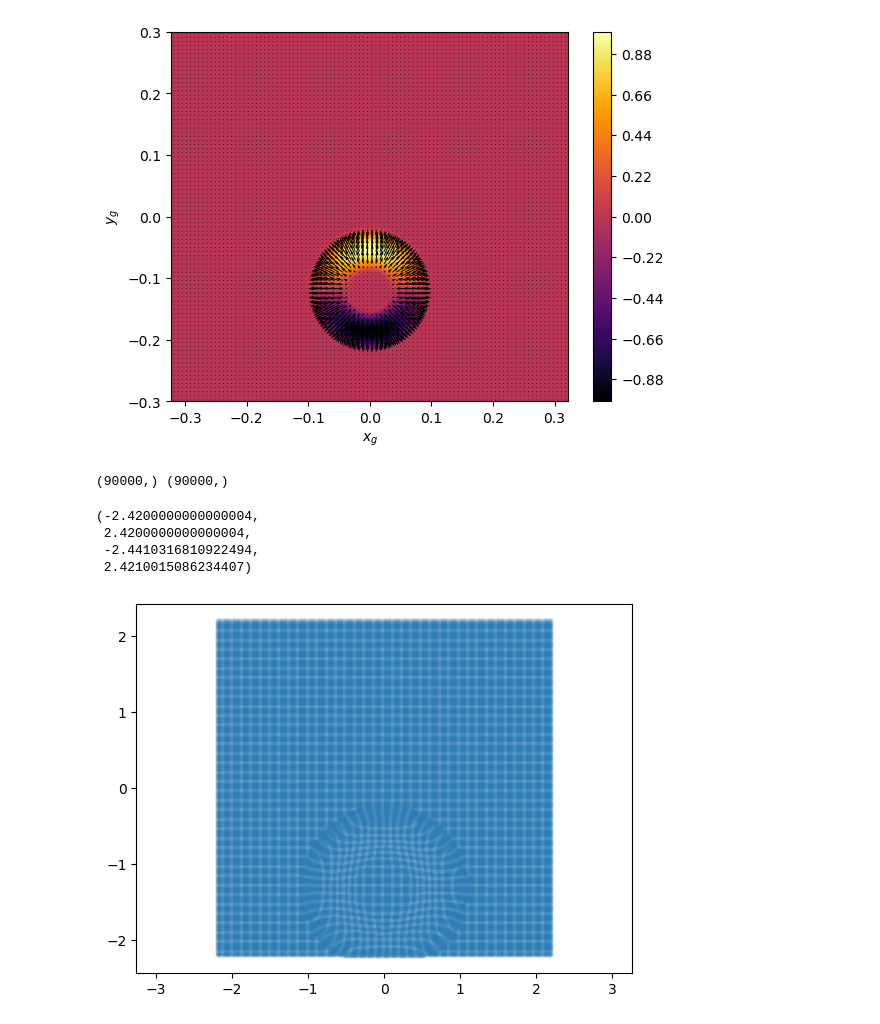
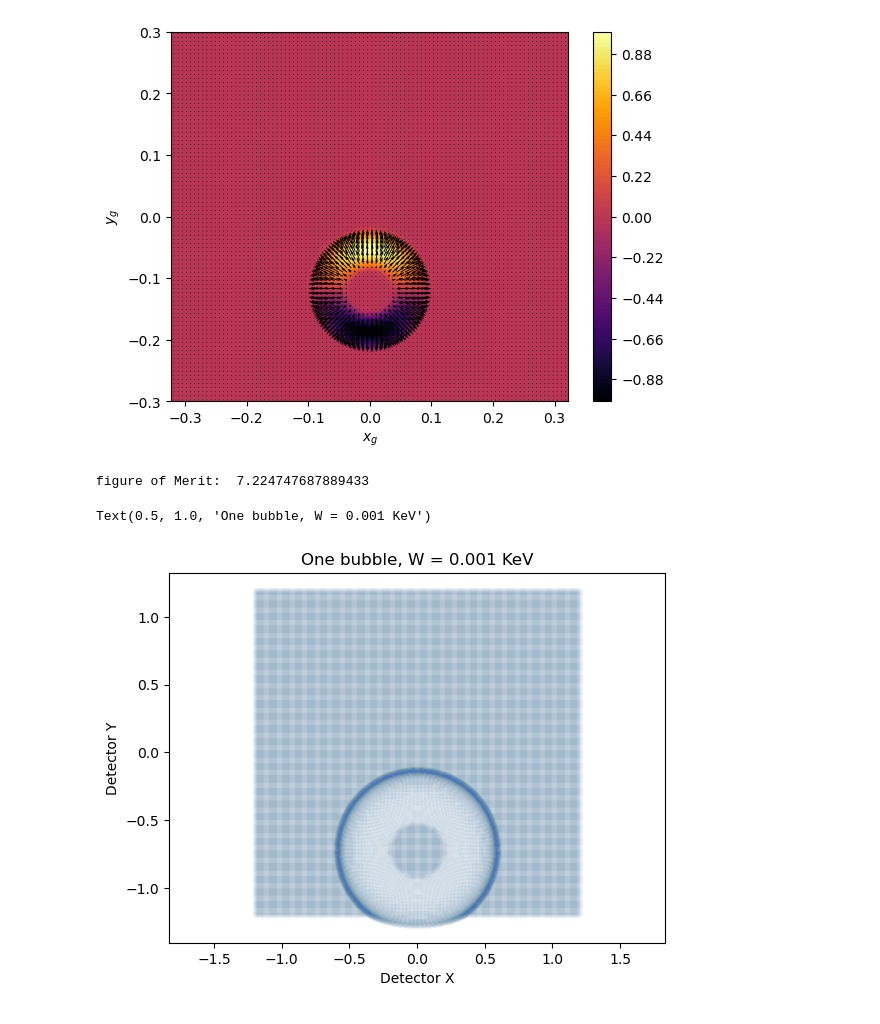
Before and after one commit to vandelij/plasma_diagnostic_hw, a Jupyter notebook: HW4.ipynb, the cells around one changed output. Cells and saved outputs as stored; diff of their text form; code cells hidden in the pictures.

```diff
--- a/HW4.ipynb
+++ b/HW4.ipynb
@@ -318,19 +318,20 @@ Ln = 0.1
 LB = Ln/3
 Ly = 1.2*Ln
 B0 = 1
-E0 = 1
+E0 = 1e5
 pi = np.pi
 
 # particle energy and geometry settings
 
-W = 1 # KeV
-W = W*1.6022e-19*1000 # convert to jouls
+Wkev = 1e-3 # KeV
+W = Wkev*1.6022e-19*1000 # convert to jouls
 e = 1.6022e-19 # proton charge
-dl = 0.01 # thickness of slab
+dl = 0.00001 # thickness of slab
 l = .2 # distance from point source to the slab
-L = 2
+L = 1
 m = 1.6726e-27  # proton mass
-
+figomerit = (E0/B0)*np.sqrt(2)*m**0.5/(2*W**0.5)
+print('figure of Merit: ', figomerit)
 # mesh settings
 
 xmin = -0.2
@@ -357,6 +358,8 @@ def alpha_B(x,y):
 
 def alphatot(x,y):
     return alpha_E(x,y) + alpha_B(x,y)
+# %% [output]
+figure of Merit:  7.224747687889433
 # %%
 # calculate alphaE and alphaB
 
@@ -401,7 +404,3 @@ for ixg in range(X.shape[0]):
         # Load up the location of where the proton hits the detector screen
         xs = np.append(xs, xv[0])
         ys = np.append(ys, xv[1])
-# %%
-print(xs.shape, ys.shape)
-# %% [output]
-(90000,) (90000,)
@@ -408,9 +411,9 @@ print(xs.shape, ys.shape)
 # %%
-plt.scatter(xs, ys, alpha=0.1, s=5)
+plt.scatter(xs, ys, alpha=0.01, s=10)
 plt.axis('equal')
+plt.ylabel('Detector Y')
+plt.xlabel('Detector X')
+plt.title(f'One bubble, W = {round(Wkev, 3)} KeV')
 # %% [output]
-(-2.4200000000000004,
- 2.4200000000000004,
- -2.4410316810922494,
- 2.4210015086234407)
+Text(0.5, 1.0, 'One bubble, W = 0.001 KeV')
-[figure, old version]
+[figure, new version]
```
Also changed, not shown: parts of 1 cell of this notebook.
